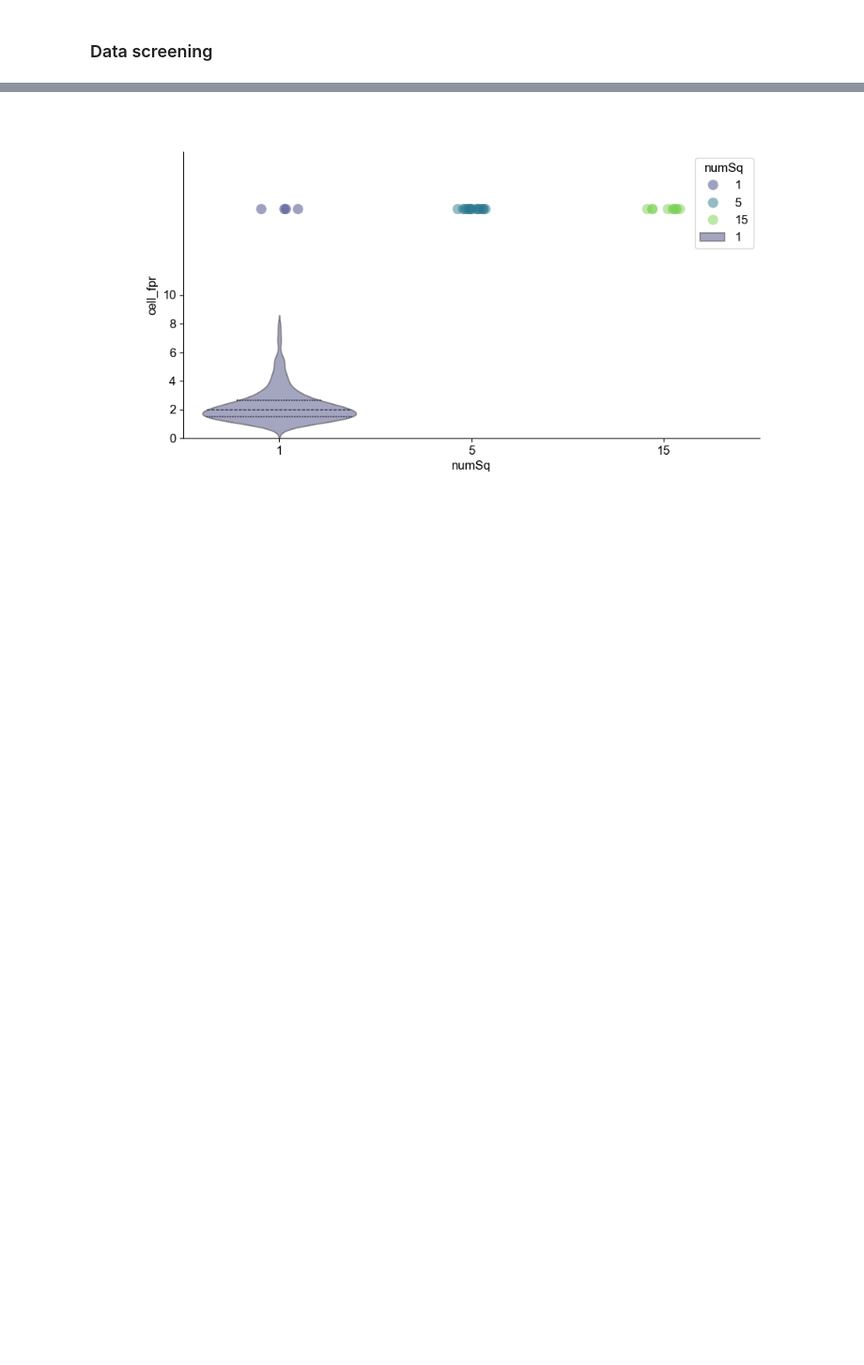
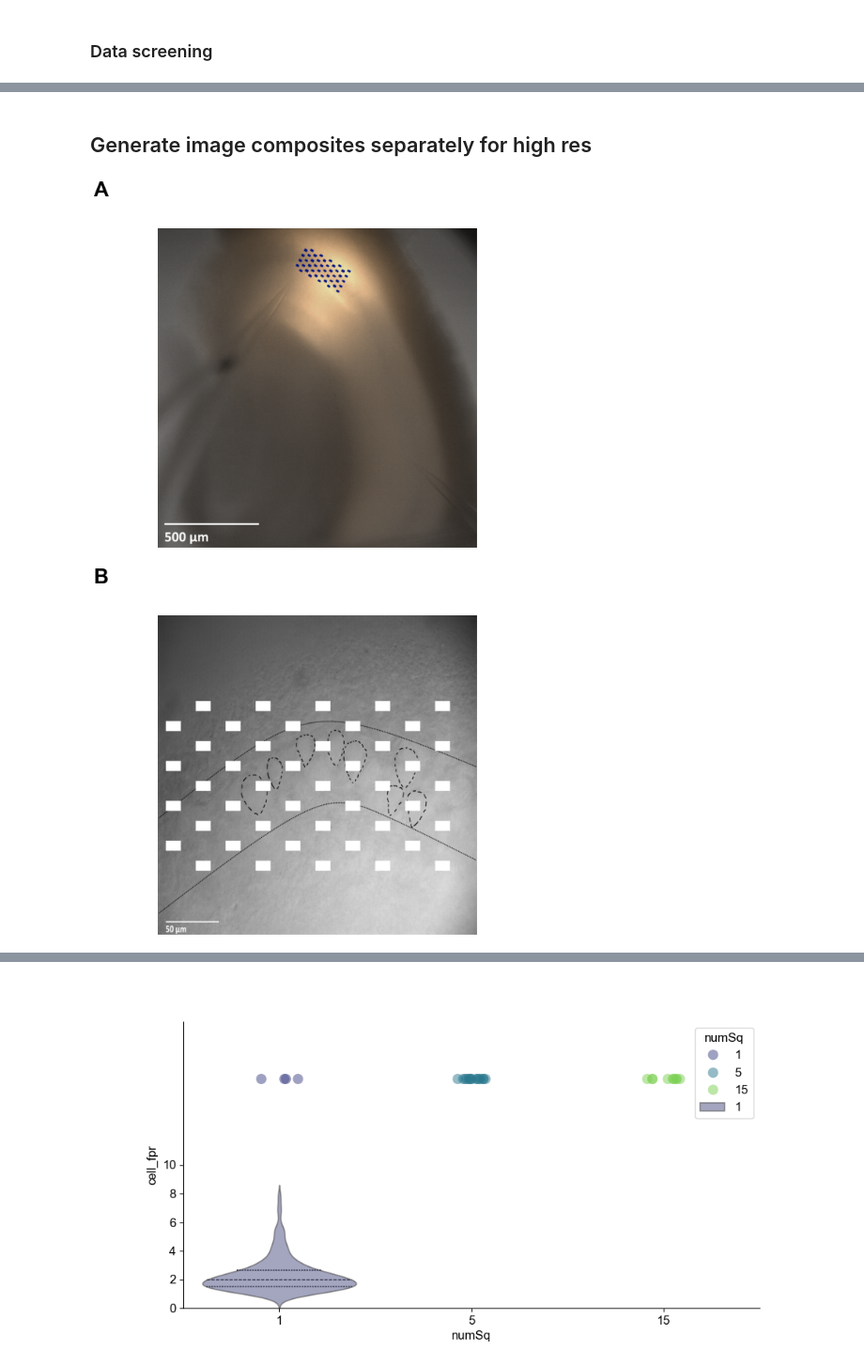
Before and after one commit to AdityaAsopa/Analysis, a Jupyter notebook: Figure1.ipynb, the cells around one changed output, grey strips where cells are left out. Shown at 94% size. Drawn from its saved outputs; the diff is of its cells as text; code cells hidden in the pictures; blank space fills up the shorter version.

Commit message:
figure1 done

```diff
--- a/Figure1.ipynb
+++ b/Figure1.ipynb
@@ -60,7 +57,7 @@ freq_sweep_pulses = np.arange(9)
 # %%
 figure_raw_material_location = Path(r"paper_figure_matter\\")
-paper_figure_export_location = Path(r"paper_figures\\Figure1v2")
+paper_figure_export_location = Path(r"paper_figures\\Figure1v4")
 data_path_FS                 = Path(r"parsed_data\\FreqSweep\\")
 data_path_grid               = Path(r"parsed_data\\Grid\\")
 data_path_analysed           = Path(r"parsed_data\\second_order\\")
-cell_data_path               = Path(r"C:\Users\adity\OneDrive\NCBS\Lab\Projects\EI_Dynamics\Data\Screened_cells\\")
+raw_data_path_cellwise       = Path(r"C:\Users\adity\OneDrive\NCBS\Lab\Projects\EI_Dynamics\Data\Screened_cells\\")
@@ -173,0 +442,47 @@ np.savetxt(data_path_FS / "screened_trialIDs_CC_FS.txt", screened_trialIDs, fmt=
+# %% [markdown]
+## Generate image composites separately for high res
+# %%
+Fig1A_hr, ax1A_hr = plt.subplots(1, 1, figsize=(10, 5), constrained_layout=True)
+
+# Fig 1A: Slice, polygon projection, and recording electrodes
+ax1A_hr.text(-0.1, 1.1, 'A', transform=ax1A_hr.transAxes, size=20, weight='bold')
+image1_path = all_cells.project_path_root / r"Lab\Projects\EI_Dynamics\Analysis\paper_figure_matter\slice_electrode_expression_cropped_with_scalebar_blue_polygon.png"
+im1 = Image.open(image1_path)
+# get the size of the image
+im1_width, im1_height = im1.size
+# get the aspect ratio of the ax1A_hr axes object
+ax1a_ratio = ax1A_hr.get_window_extent().width / ax1A_hr.get_window_extent().height
+
+# change the axis limits so that verticle side of the image fits the axis and horizontal side is aligned left on the axis
+ax1A_hr.set_ylim(0, im1_height)
+ax1A_hr.set_xlim(0, im1_height*ax1a_ratio)
+# plot the image
+ax1A_hr.imshow(im1, extent=[0, im1_width, 0, im1_height], aspect=1)
+ax1A_hr.axis('off')
+
+# # save figure
+figure_name = 'Figure1A_highres'
+Fig1A_hr.savefig(paper_figure_export_location /  (figure_name + '.png'), dpi=300, bbox_inches='tight')
+Fig1A_hr.savefig(paper_figure_export_location /  (figure_name + '.svg'), dpi=300, bbox_inches='tight')
+# -----------------------------------------------------------------------------------------------------------------------------------------------------------------------
+# Fig 1B: Grid Pattern in Space overlaid on CA3 slice at 40x
+Fig1B_hr, ax1B_hr = plt.subplots(1, 1, figsize=(10, 5), constrained_layout=True)
+ax1B_hr.text(-0.1, 1.1, 'B', transform=ax1B_hr.transAxes, size=20, weight='bold')
+image2_path = all_cells.project_path_root / r'Lab\Projects\EI_Dynamics\Analysis\paper_figure_matter\CA3-polygonFrame_figure_with_cellboundaries.png'
+im2 = Image.open(image2_path)
+im2_width, im2_height = im2.size
+# ax1B_hr.imshow(im2)
+
+ax1B_hr.set_ylim(0, im1_height)
+ax1B_hr.set_xlim(0, im1_height*ax1a_ratio)
+ax1B_hr.imshow(im2, extent=[0, im1_width, 0, im1_height], aspect=1)
+ax1B_hr.axis('off')
+# ax1B_hr.set_anchor('W')
+
+# # save figure
+figure_name = 'Figure1B_highres'
+Fig1B_hr.savefig(paper_figure_export_location /  (figure_name + '.png'), dpi=300, bbox_inches='tight')
+Fig1B_hr.savefig(paper_figure_export_location /  (figure_name + '.svg'), dpi=300, bbox_inches='tight')
+# %% [output]
+[figure, added]
+[figure, added]
```
Also changed, not shown: parts of 46 cells of this notebook, 34 other files.
